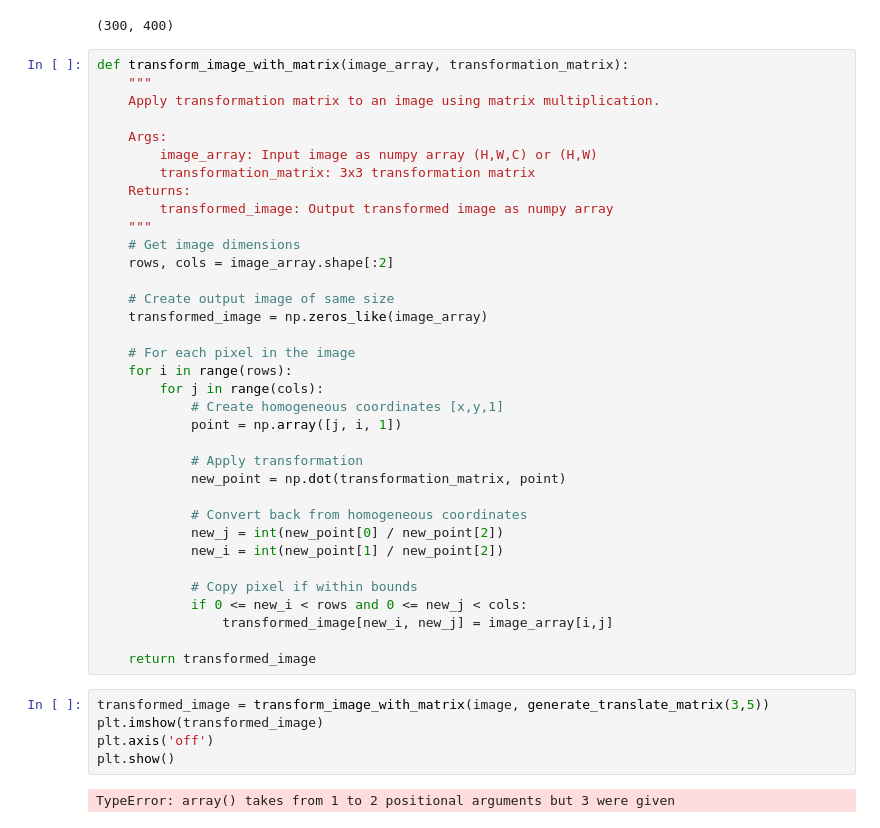
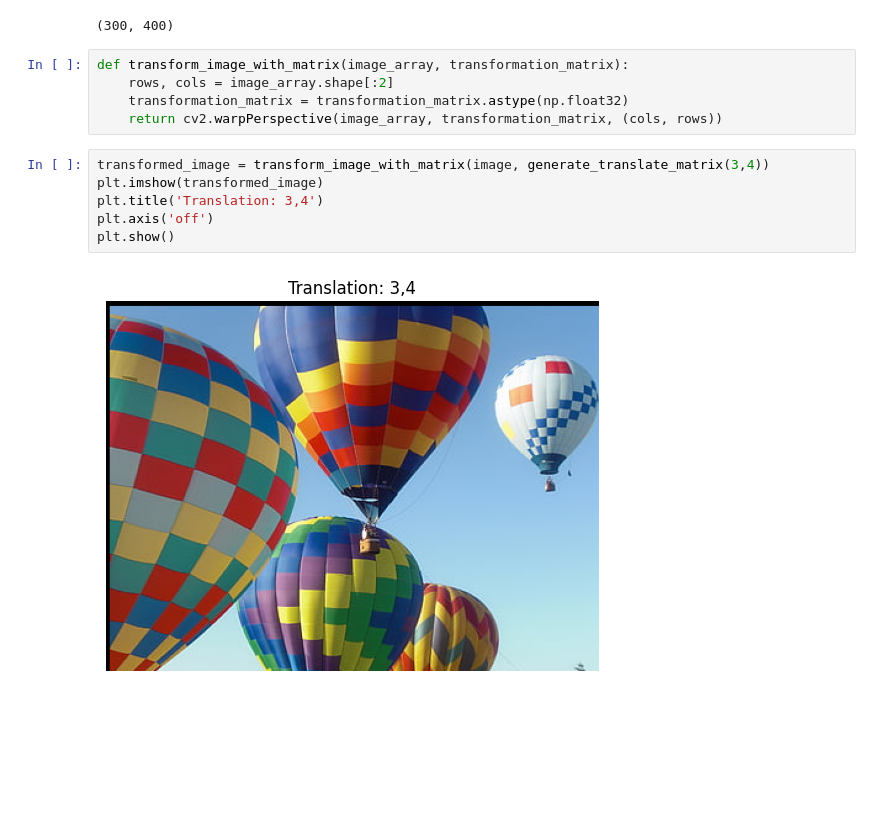
Before and after one commit to TheHuntsman4/Semester-6, a Jupyter notebook: Computer_Vision/labesheet1.ipynb, the cells around one changed output. Saved outputs shown, nothing was run; the diff lists cells and outputs as text; blank space fills up the shorter version.

```diff
--- a/Computer_Vision/labesheet1.ipynb
+++ b/Computer_Vision/labesheet1.ipynb
@@ -81,45 +98,16 @@ plt.show()
 print(image.shape[:2])
 # %% [output]
 (300, 400)
-# %%
-def transform_image_with_matrix(image_array, transformation_matrix):
-    """
-    Apply transformation matrix to an image using matrix multiplication.
-
-    Args:
-        image_array: Input image as numpy array (H,W,C) or (H,W)
-        transformation_matrix: 3x3 transformation matrix
-    Returns:
-        transformed_image: Output transformed image as numpy array
-    """
-    # Get image dimensions
-    rows, cols = image_array.shape[:2]
-
-    # Create output image of same size
-    transformed_image = np.zeros_like(image_array)
-
-    # For each pixel in the image
-    for i in range(rows):
-        for j in range(cols):
-            # Create homogeneous coordinates [x,y,1]
-            point = np.array([j, i, 1])
-
-            # Apply transformation
-            new_point = np.dot(transformation_matrix, point)
-
-            # Convert back from homogeneous coordinates
-            new_j = int(new_point[0] / new_point[2])
-            new_i = int(new_point[1] / new_point[2])
-
-            # Copy pixel if within bounds
-            if 0 <= new_i < rows and 0 <= new_j < cols:
-                transformed_image[new_i, new_j] = image_array[i,j]
-
-    return transformed_image
+# %%
+def transform_image_with_matrix(image_array, transformation_matrix):
+    rows, cols = image_array.shape[:2]
+    transformation_matrix = transformation_matrix.astype(np.float32)
+    return cv2.warpPerspective(image_array, transformation_matrix, (cols, rows))
 # %%
-transformed_image = transform_image_with_matrix(image, generate_translate_matrix(3,5))
+transformed_image = transform_image_with_matrix(image, generate_translate_matrix(3,4))
 plt.imshow(transformed_image)
+plt.title('Translation: 3,4')
 plt.axis('off')
 plt.show()
 # %% [output]
-TypeError: array() takes from 1 to 2 positional arguments but 3 were given
+[figure, added]
```
Also changed, not shown: parts of 9 cells of this notebook.
